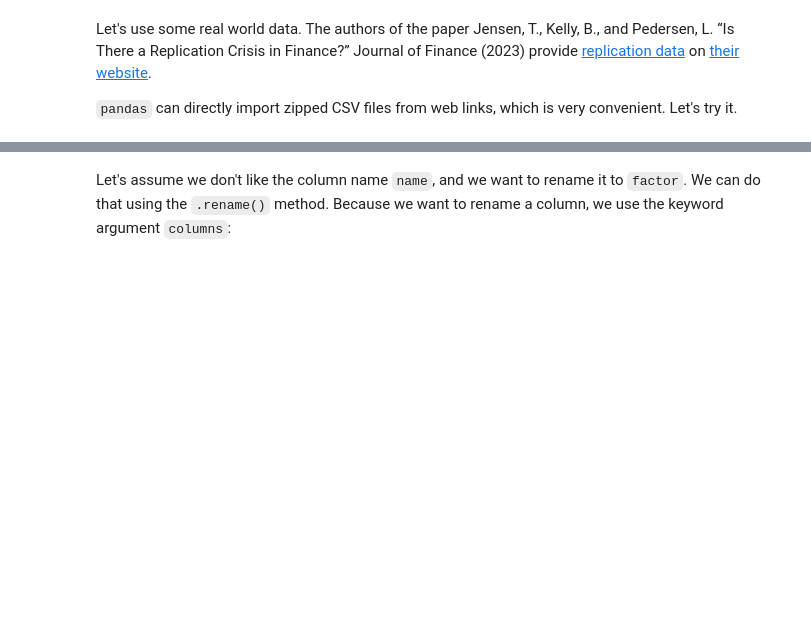
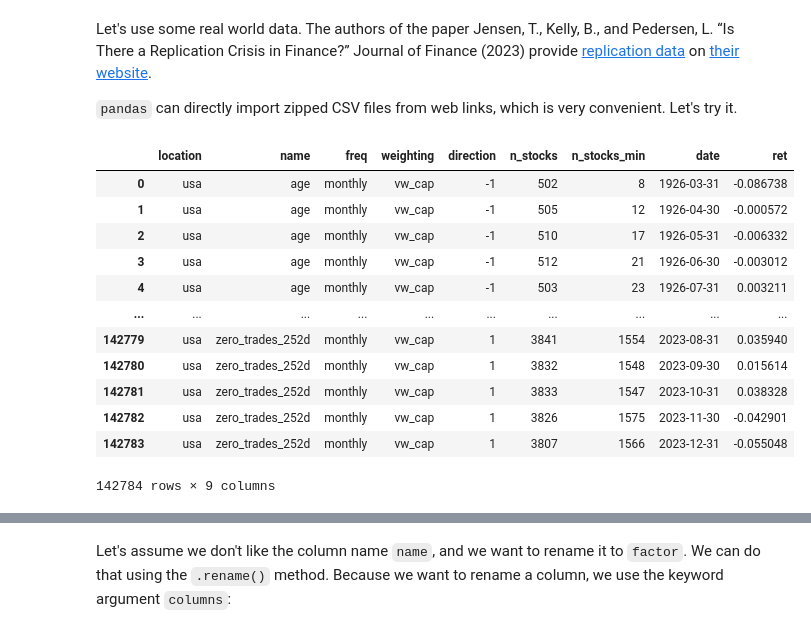
Before and after one commit to Segtanof/pyfin, a Jupyter notebook: 05_Data_Visualization.ipynb, the cells around one changed output, grey strips where cells are left out. Drawn from its saved outputs; the diff is of its cells as text; code cells hidden in the pictures; blank space fills up the shorter version.

```diff
--- a/05_Data_Visualization.ipynb
+++ b/05_Data_Visualization.ipynb
@@ -27,6 +27,24 @@ df = pd.read_csv(
     "https://jkpfactors.s3.amazonaws.com/public/%5Busa%5D_%5Ball_factors%5D_%5Bmonthly%5D_%5Bvw_cap%5D.zip",
     parse_dates=["date"] # Note that we are attempting to parse the dates in the column named 'date'
 )
+# %%
+df1 = pd.read_csv(
+    "https://jkpfactors.s3.amazonaws.com/public/%5Busa%5D_%5Ball_factors%5D_%5Bmonthly%5D_%5Bvw_cap%5D.zip")
+df1
+# %% [output]
+|  | location | name | freq | weighting | direction | n_stocks | n_stocks_min | date | ret |
+| 0 | usa | age | monthly | vw_cap | -1 | 502 | 8 | 1926-03-31 | -0.086738 |
+| 1 | usa | age | monthly | vw_cap | -1 | 505 | 12 | 1926-04-30 | -0.000572 |
+| 2 | usa | age | monthly | vw_cap | -1 | 510 | 17 | 1926-05-31 | -0.006332 |
+| 3 | usa | age | monthly | vw_cap | -1 | 512 | 21 | 1926-06-30 | -0.003012 |
+| 4 | usa | age | monthly | vw_cap | -1 | 503 | 23 | 1926-07-31 | 0.003211 |
+| ... | ... | ... | ... | ... | ... | ... | ... | ... | ... |
+| 142779 | usa | zero_trades_252d | monthly | vw_cap | 1 | 3841 | 1554 | 2023-08-31 | 0.035940 |
+| 142780 | usa | zero_trades_252d | monthly | vw_cap | 1 | 3832 | 1548 | 2023-09-30 | 0.015614 |
+| 142781 | usa | zero_trades_252d | monthly | vw_cap | 1 | 3833 | 1547 | 2023-10-31 | 0.038328 |
+| 142782 | usa | zero_trades_252d | monthly | vw_cap | 1 | 3826 | 1575 | 2023-11-30 | -0.042901 |
+| 142783 | usa | zero_trades_252d | monthly | vw_cap | 1 | 3807 | 1566 | 2023-12-31 | -0.055048 |
+142784 rows × 9 columns
 # %%
 # Let's check a random sample of rows
 df.sample(5)
```
Also changed, not shown: parts of 15 cells of this notebook, 1 other file.
